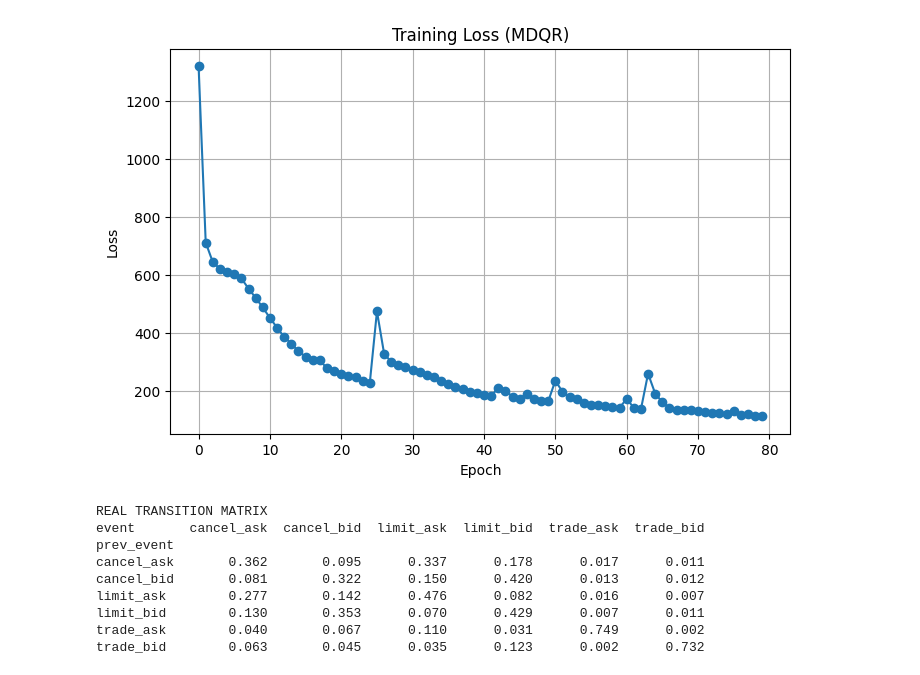
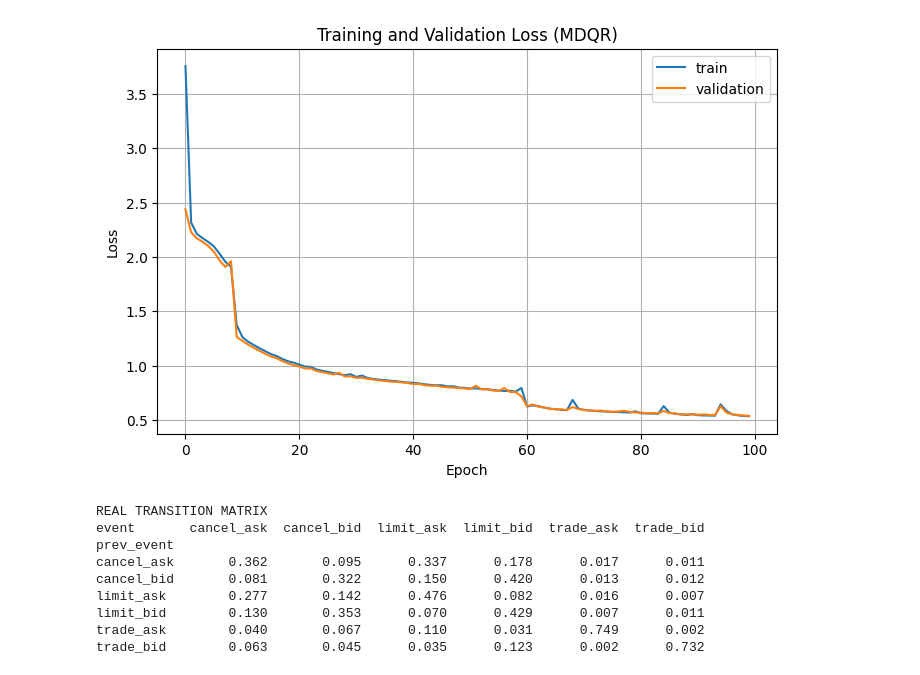
Before and after one commit to archer-paul/DeepQR-Microstructure, a Jupyter notebook: mdqr.ipynb, the cells around one changed output. Saved outputs shown, nothing was run; the diff lists cells and outputs as text; code cells hidden in the pictures.

```diff
--- a/mdqr.ipynb
+++ b/mdqr.ipynb
@@ -344,14 +428,13 @@ def intensity_loss(lam,y,dt):
 
 size_loss = nn.CrossEntropyLoss()
 # %%
-# Build the dataset and dataloader used for stochastic mini-batch training.
-
 class MDQRDataset(Dataset):
 
-    def __init__(self, X_num, X_cat_levels, X_cat_hour, df, K=5):
+    def __init__(self, X_num, X_cat_levels, X_cat_hour, X_prev_size, df, K=5):
 
         X_num_clean = X_num.apply(pd.to_numeric, errors="coerce").fillna(0.0)
         X_cat_levels_clean = X_cat_levels.apply(pd.to_numeric, errors="coerce").fillna(3)
+        X_prev_size_clean = X_prev_size.apply(pd.to_numeric, errors="coerce").fillna(0.0)
 
         self.x_num = torch.tensor(
             X_num_clean.values.astype(np.float32),
@@ -366,6 +449,11 @@ class MDQRDataset(Dataset):
         self.x_cat_hour = torch.tensor(
             X_cat_hour.values.astype(np.int64),
             dtype=torch.long
+        )
+
+        self.x_prev_size = torch.tensor(
+            X_prev_size_clean.values.astype(np.float32),
+            dtype=torch.float32
         )
 
         self.dt = torch.tensor(
@@ -401,6 +489,7 @@ class MDQRDataset(Dataset):
             self.x_num[idx],
             self.x_cat_levels[idx],
             self.x_cat_hour[idx],
+            self.x_prev_size[idx],
             self.y_event_level[idx],
             self.y_size[idx],
             self.dt[idx],
@@ -408,16 +497,33 @@ class MDQRDataset(Dataset):
             self.lvl_cur[idx]
         )
 # %%
-dataset = MDQRDataset(X_num, X_cat_levels, X_cat_hour, mdqr_seq, K=5)
+full_dataset = MDQRDataset(X_num, X_cat_levels, X_cat_hour, X_prev_size, mdqr_seq, K=5)
 
-loader = DataLoader(
-    dataset,
+n_total = len(full_dataset)
+n_train = int(0.8 * n_total)
+n_val = n_total - n_train
+
+train_dataset, val_dataset = torch.utils.data.random_split(
+    full_dataset,
+    [n_train, n_val],
+    generator=torch.Generator().manual_seed(42)
+)
+
+train_loader = DataLoader(
+    train_dataset,
     batch_size=1024,
     shuffle=True
 )
+
+val_loader = DataLoader(
+    val_dataset,
+    batch_size=1024,
+    shuffle=False
+)
 # %%
 num_numeric_features = X_num.shape[1]
 num_level_cats = X_cat_levels.shape[1]
+num_prev_features = X_prev_size.shape[1]
 num_hour_classes = mdqr_seq["hour_idx"].nunique()
 
 model_intensity = IntensityNet(
@@ -433,6 +539,7 @@ model_size = SizeNet(
     num_numeric_features=num_numeric_features,
     num_level_cats=num_level_cats,
     num_hour_classes=num_hour_classes,
+    num_prev_features=num_prev_features,
     emb_dim_level=2,
     emb_dim_hour=2,
     num_classes=200
@@ -499,17 +666,15 @@ for epoch in range(80):
 # %%
-# Plot training loss
 plt.figure(figsize=(8,5))
-
-plt.plot(loss_history, marker='o')
-
+plt.plot(train_loss_history, label="train")
+plt.plot(val_loss_history, label="validation")
 plt.xlabel("Epoch")
 plt.ylabel("Loss")
-plt.title("Training Loss (MDQR)")
+plt.title("Training and Validation Loss (MDQR)")
 plt.grid(True)
-
+plt.legend()
 plt.show()
 # %% [output]
-[figure, old version]
+[figure, new version]
 # %%
 # Rebuild the full state tensors
 
```
Also changed, not shown: parts of 15 cells of this notebook.
